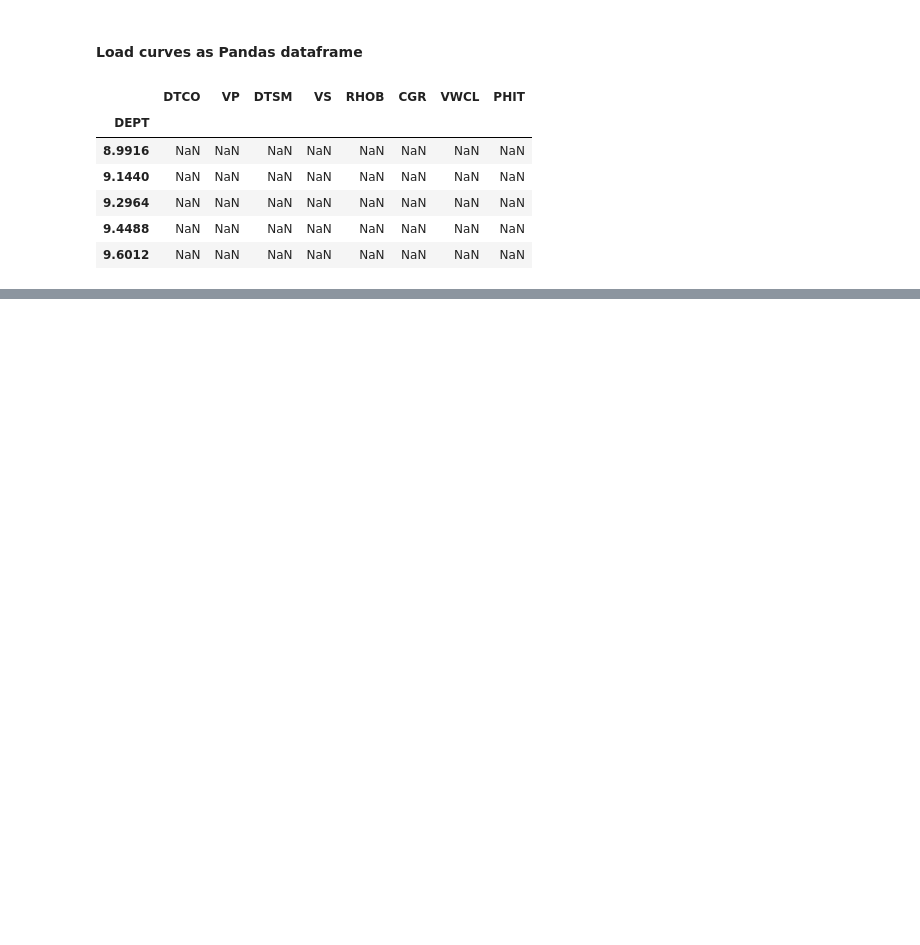
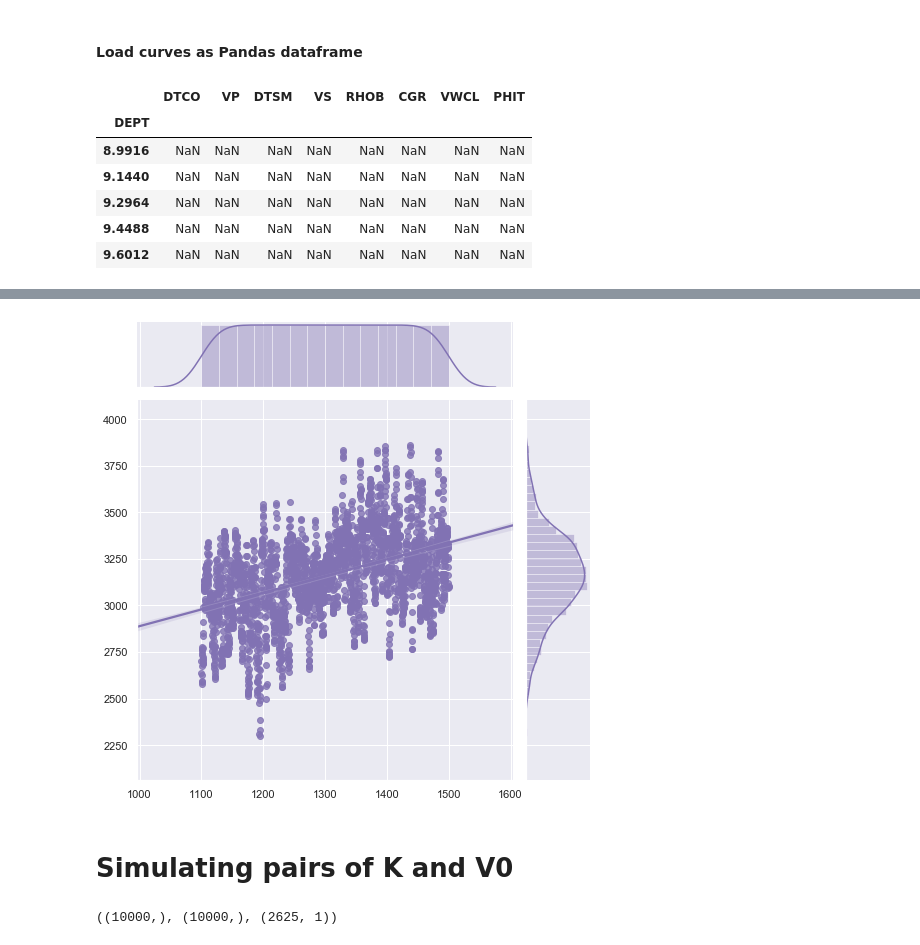
Before and after one commit to attibalazs/velocityhack, a Jupyter notebook: DMc_VelocityHack.ipynb, the cells around one changed output, grey strips where cells are left out. Cells and saved outputs as stored; diff of their text form; code cells hidden in the pictures; blank space fills up the shorter version.

```diff
--- a/DMc_VelocityHack.ipynb
+++ b/DMc_VelocityHack.ipynb
@@ -64,0 +74,9 @@ plt.plot(gn3.df().VP)
+# %%
+import seaborn as sns
+sns.set(style="darkgrid")
+
+g = sns.jointplot(depth, vp, kind="reg", color="m", height=7)
+# %% [output]
+[figure, added]
+# %% [markdown]
+# Simulating pairs of K and V0
@@ -64,0 +88,4 @@ plt.plot(gn3.df().VP)
+# %%
+k.shape, v0.shape, depth.shape
+# %% [output]
+((10000,), (10000,), (2625, 1))
```
Also changed, not shown: parts of 24 cells of this notebook.
